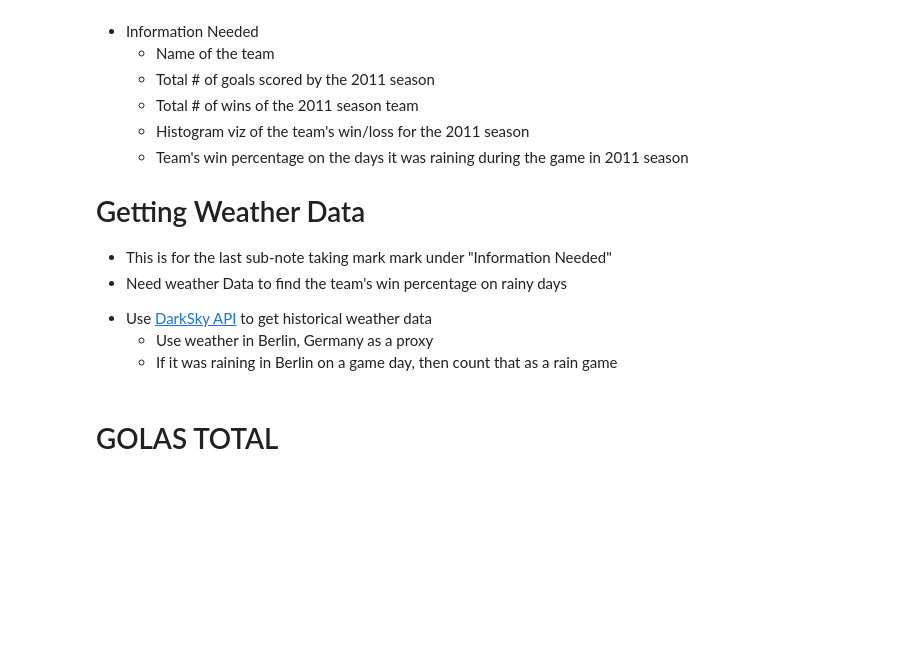
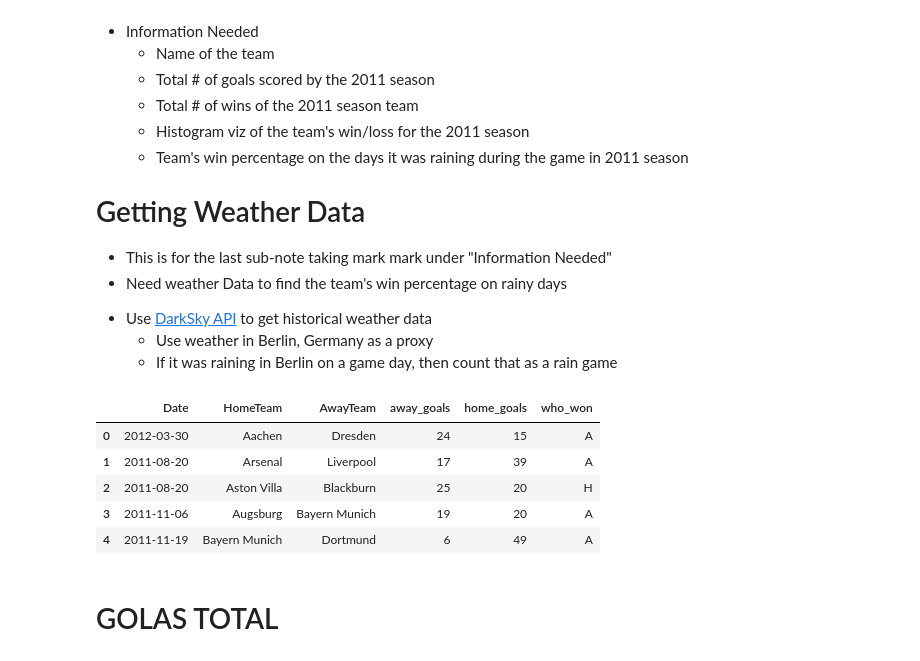
Before and after one commit to jeffersonzaki/dc-ds-010620, a Jupyter notebook: Mod2-SummativeLab/Mod2Lab.ipynb, the cells around one changed output. Cells and saved outputs as stored; diff of their text form; code cells hidden in the pictures; blank space fills up the shorter version.

```diff
--- a/Mod2-SummativeLab/Mod2Lab.ipynb
+++ b/Mod2-SummativeLab/Mod2Lab.ipynb
@@ -34,6 +37,15 @@ FROM Matches
 WHERE season LIKE 2011
 GROUP BY HomeTeam
 """, conn)
+# %%
+soccer_df.head()
+# %% [output]
+|  | Date | HomeTeam | AwayTeam | away_goals | home_goals | who_won |
+| 0 | 2012-03-30 | Aachen | Dresden | 24 | 15 | A |
+| 1 | 2011-08-20 | Arsenal | Liverpool | 17 | 39 | A |
+| 2 | 2011-08-20 | Aston Villa | Blackburn | 25 | 20 | H |
+| 3 | 2011-11-06 | Augsburg | Bayern Munich | 19 | 20 | A |
+| 4 | 2011-11-19 | Bayern Munich | Dortmund | 6 | 49 | A |
 # %% [markdown]
 # GOLAS TOTAL
 # %%
```
Also changed, not shown: parts of 23 cells of this notebook, 12 other files.
